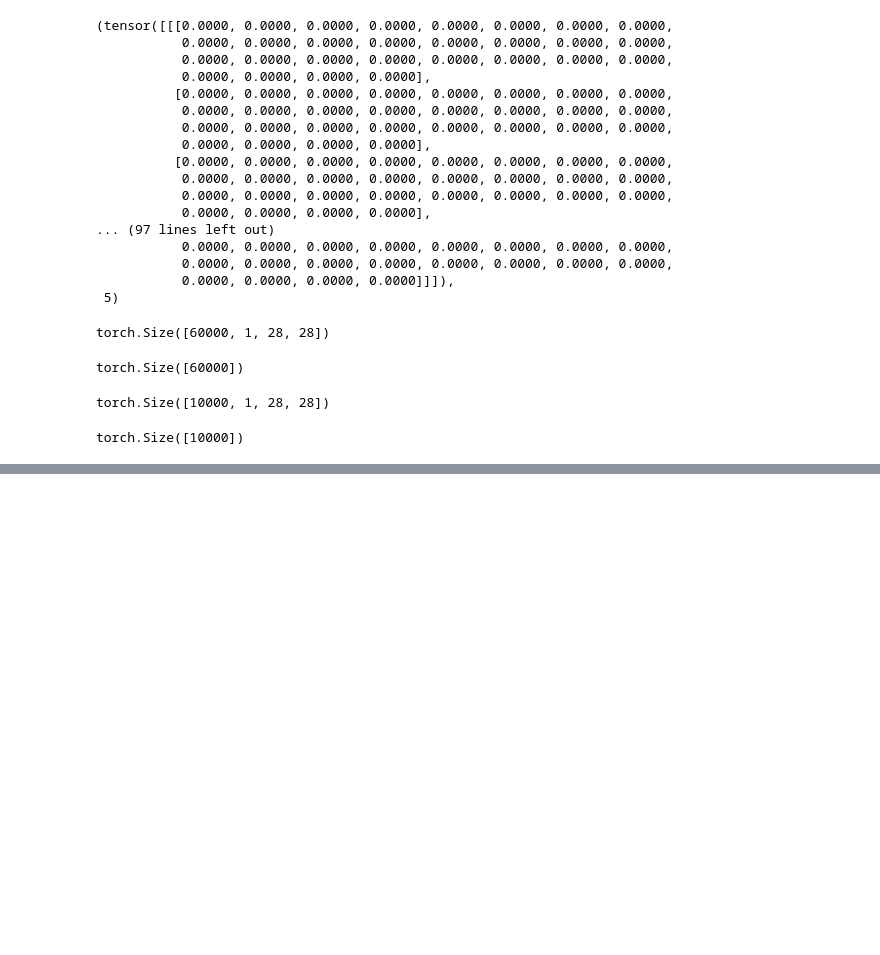
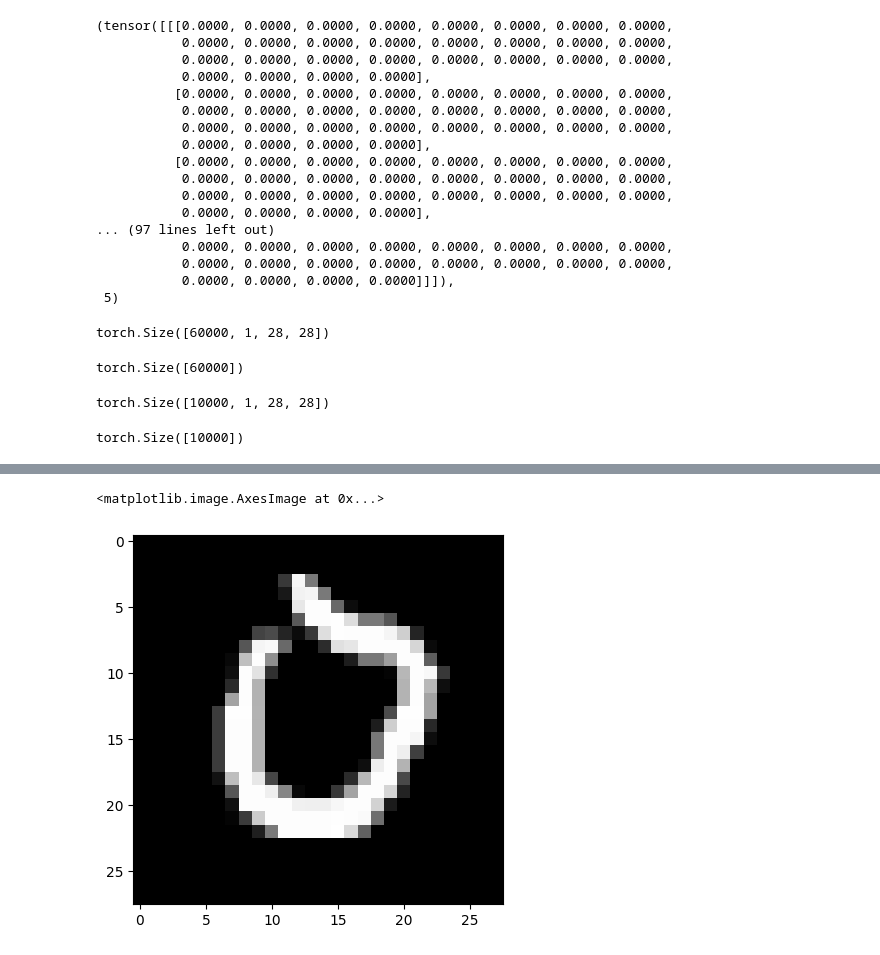
Before and after one commit to CRhapsody/PatchART, a Jupyter notebook: pgd/analyse.ipynb, the cells around one changed output, grey strips where cells are left out. Saved outputs shown, nothing was run; the diff lists cells and outputs as text; code cells hidden in the pictures; blank space fills up the shorter version.

```diff
--- a/pgd/analyse.ipynb
+++ b/pgd/analyse.ipynb
@@ -341,0 +424,5 @@ torch.save((test_data,test_label),"/home/chizm/PatchART/data/MNIST/processed/tes
+# %%
+plt.imshow(datas[261],cmap='gray')
+# %% [output]
+<matplotlib.image.AxesImage at 0x...>
+[figure, added]
```
Also changed, not shown: parts of 10 cells of this notebook, 8 other files.
